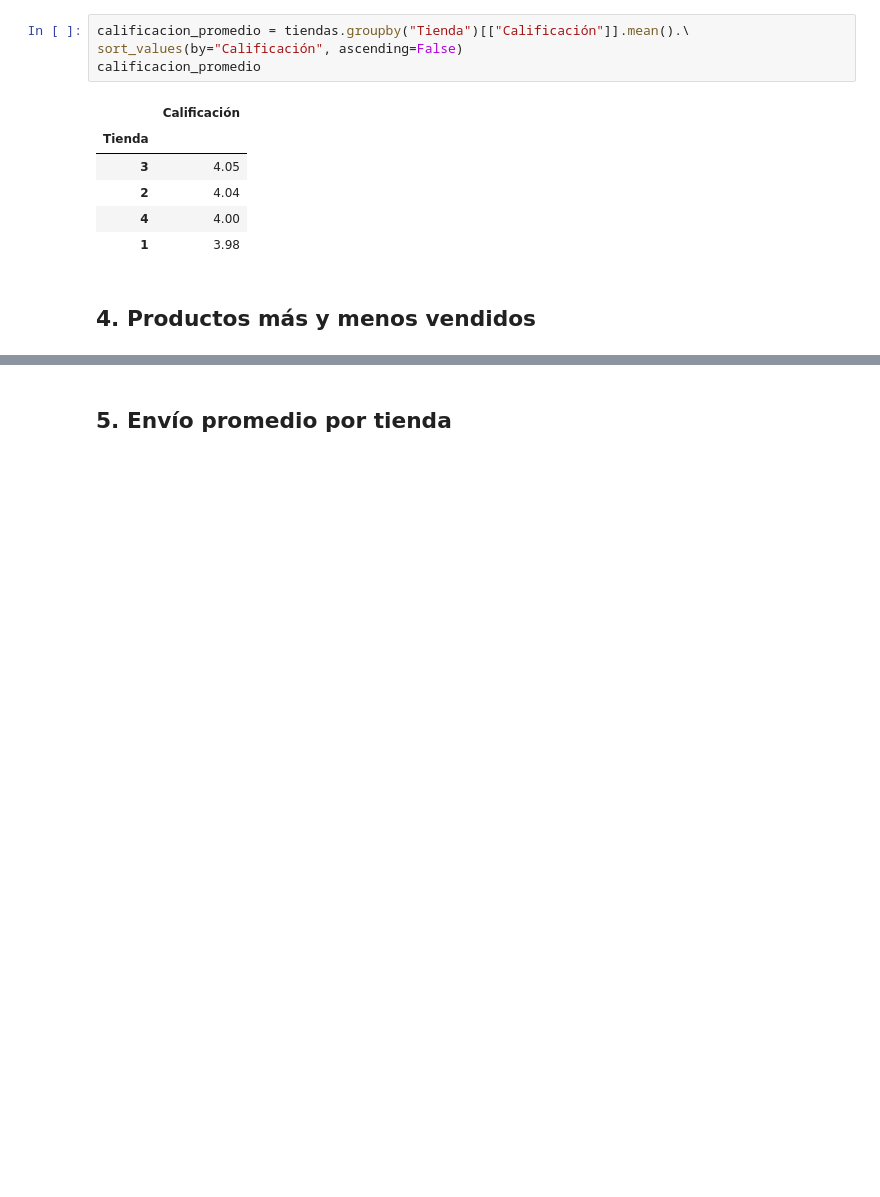
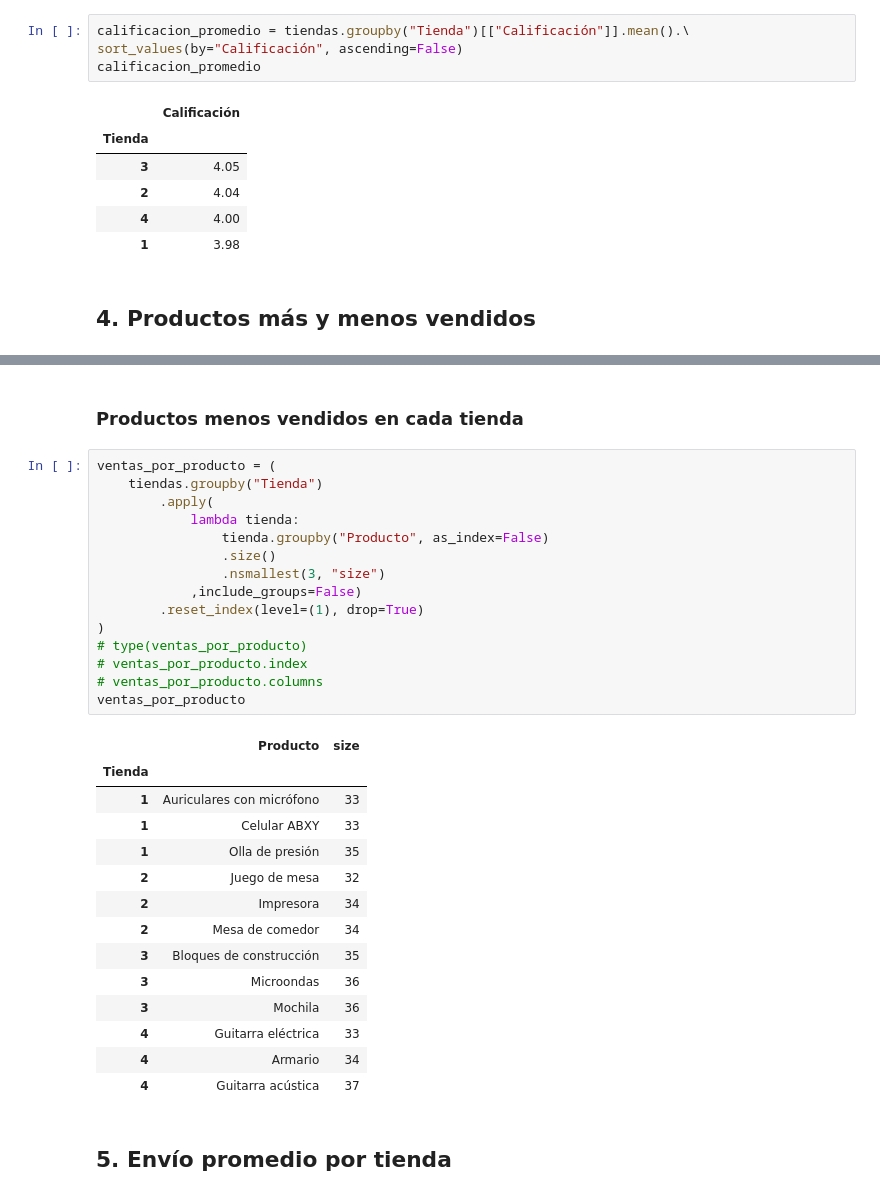
Before and after one commit to carloslozano-rg/challenge-alura-store, a Jupyter notebook: AluraStoreLatam.ipynb, the cells around one changed output, grey strips where cells are left out. Cells and saved outputs as stored; diff of their text form; blank space fills up the shorter version.

```diff
--- a/AluraStoreLatam.ipynb
+++ b/AluraStoreLatam.ipynb
@@ -487,2 +523,34 @@ calificacion_promedio
+# %% [markdown]
+### Productos menos vendidos en cada tienda
+# %%
+ventas_por_producto = (
+    tiendas.groupby("Tienda")
+        .apply(
+            lambda tienda:
+                tienda.groupby("Producto", as_index=False)
+                .size()
+                .nsmallest(3, "size")
+            ,include_groups=False)
+        .reset_index(level=(1), drop=True)
+)
+# type(ventas_por_producto)
+# ventas_por_producto.index
+# ventas_por_producto.columns
+ventas_por_producto
+# %% [output]
+|  | Producto | size |
+| Tienda |  |  |
+| 1 | Auriculares con micrófono | 33 |
+| 1 | Celular ABXY | 33 |
+| 1 | Olla de presión | 35 |
+| 2 | Juego de mesa | 32 |
+| 2 | Impresora | 34 |
+| 2 | Mesa de comedor | 34 |
+| 3 | Bloques de construcción | 35 |
+| 3 | Microondas | 36 |
+| 3 | Mochila | 36 |
+| 4 | Guitarra eléctrica | 33 |
+| 4 | Armario | 34 |
+| 4 | Guitarra acústica | 37 |
 # %% [markdown]
 ## 5. Envío promedio por tienda
```
Also changed, not shown: parts of 4 cells of this notebook.
